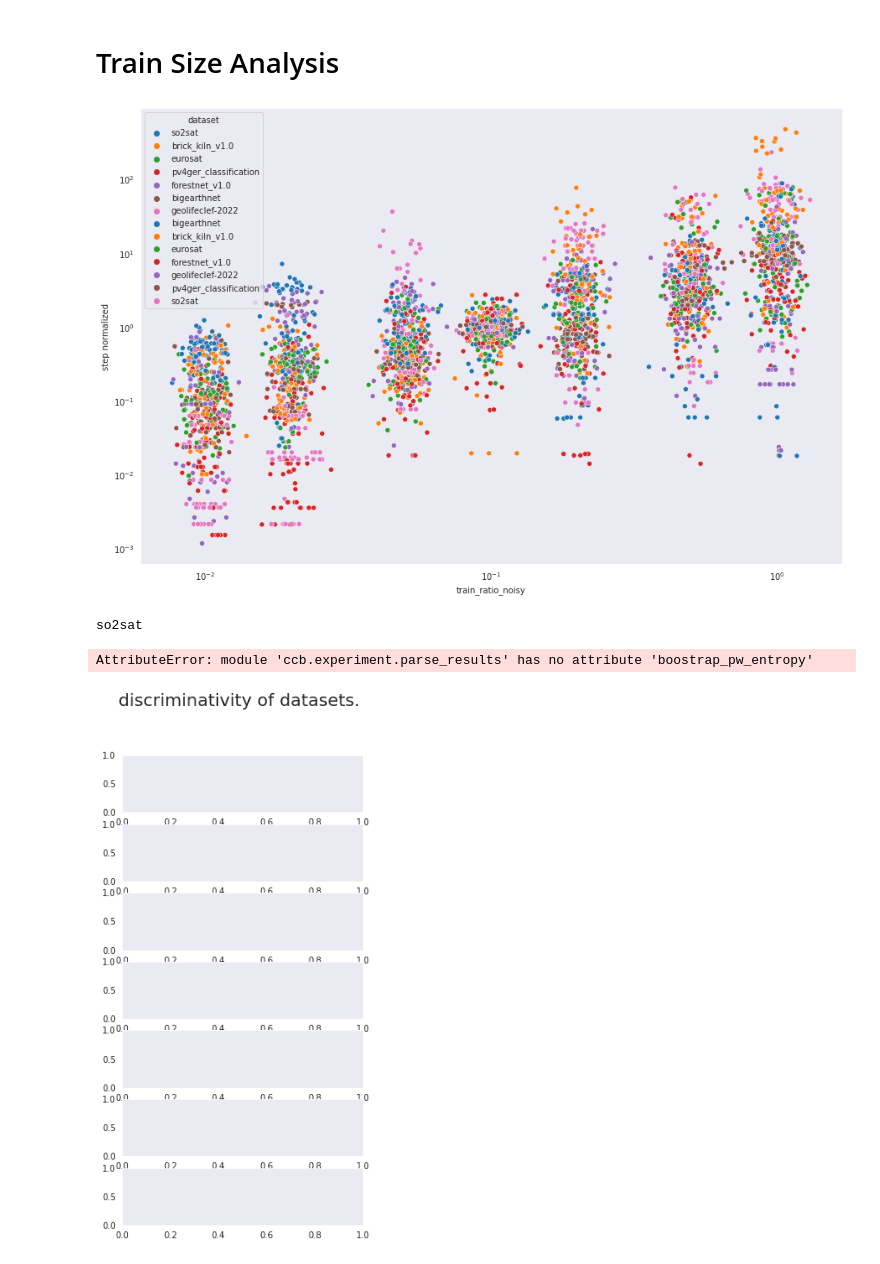
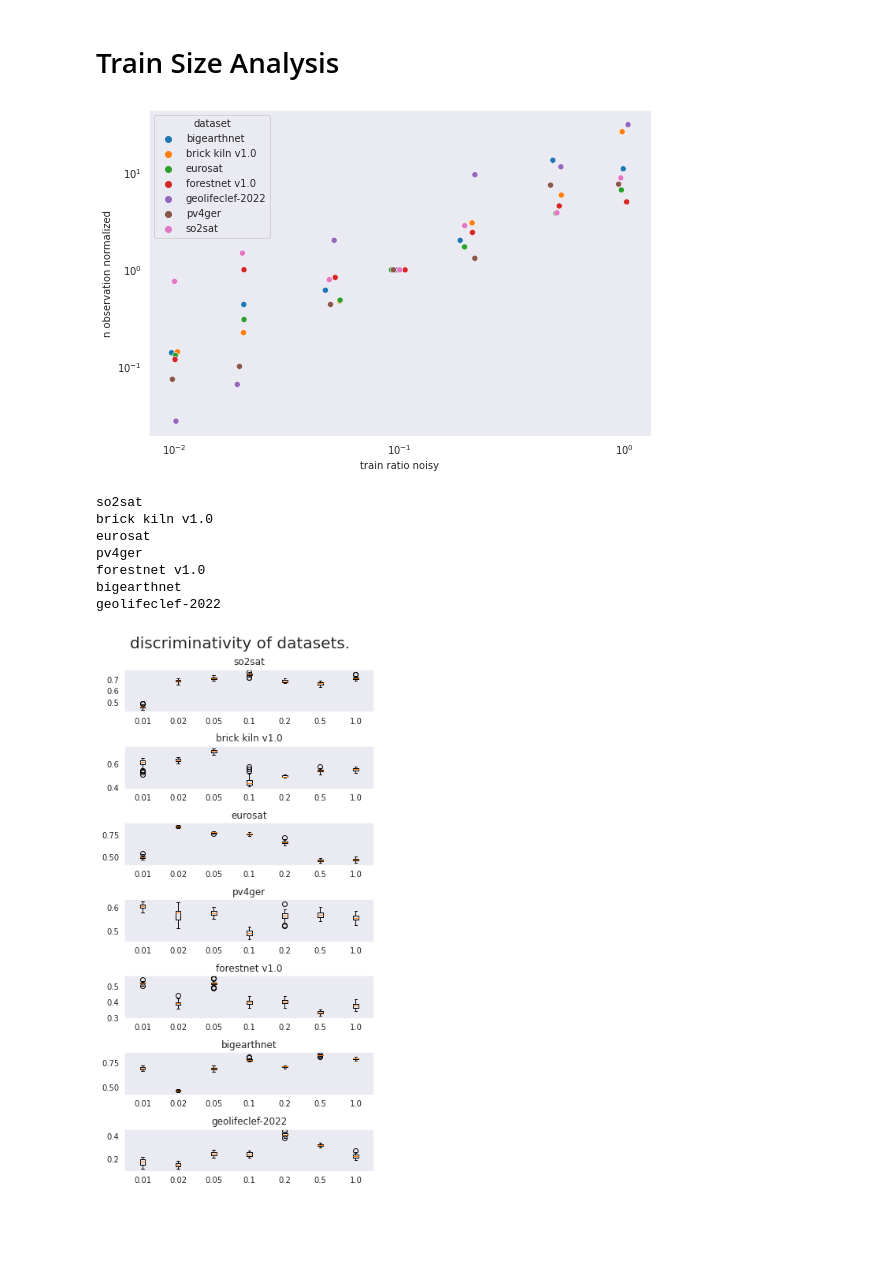
Before and after one commit to ServiceNow/geo-bench, a Jupyter notebook: ccb/experiment/parse_results.ipynb, the cells around one changed output. Saved outputs shown, nothing was run; the diff lists cells and outputs as text; code cells hidden in the pictures; blank space fills up the shorter version.

```diff
--- a/ccb/experiment/parse_results.ipynb
+++ b/ccb/experiment/parse_results.ipynb
@@ -22,17 +22,17 @@ df = pd.read_csv(seeded_results_path)
 
 # df['train_ratio'] = [get_train_ratio(part_name) for part_name in df['partition_name']]
 df = df.applymap(parse_results.clean_names)
-model_order = "conv4 resnet18 resnet50 convnext_base vit_tiny vit_small swinv2".split()
-ds_1x = df[df['partition_name'] == '1.00x_train'].copy()
+df = df.rename(columns=parse_results.clean_names)
+
+model_order = "conv4,resnet18,resnet50,convnext base,vit tiny,vit small,swinv2".split(",")
+ds_1x = df[df['partition name'] == '1.00x train'].copy()
 normalizer = parse_results.make_normalizer(ds_1x)
-normalizer.normalize_data_frame(ds_1x, ["test_metric", "val_metric"])
-
-plt.rcParams['figure.figsize'] = [20, 5]
+normalizer.normalize_data_frame(ds_1x, ["test metric", "val metric"])
 
 
-parse_results.plot_per_dataset_3(ds_1x, model_order, metric="test_metric", sharey=False, inner="points")
-plt.tight_layout(h_pad=0.5)
-parse_results.plot_per_dataset_3(ds_1x, model_order, metric="val_metric", sharey=False, inner="points")
-parse_results.plot_per_dataset_3(ds_1x, model_order, metric="test_loss", sharey=False, inner="points")
-parse_results.plot_per_dataset_3(ds_1x, model_order, metric="val_loss", sharey=False, inner="points")
+parse_results.plot_per_dataset_3(ds_1x, model_order, metric="test metric", sharey=False, inner="points")
+plt.savefig(Path.home() / "figures" / "test metric.pdf", bbox_inches="tight")
+parse_results.plot_per_dataset_3(ds_1x, model_order, metric="val metric", sharey=False, inner="points")
+parse_results.plot_per_dataset_3(ds_1x, model_order, metric="test loss", sharey=False, inner="points")
+parse_results.plot_per_dataset_3(ds_1x, model_order, metric="val loss", sharey=False, inner="points")
 # %% [output]
@@ -51,24 +51,27 @@ parse_results.plot_bootstrap_aggregate(ds_1x, metric="normalized val_metric", mo
 # %%
 seeded_results_path = "/mnt/data/experiments/nils/classification_results/seeded_runs_2022-07-25_11-01-58.csv"
 df = pd.read_csv(seeded_results_path)
-plt.rcParams['figure.figsize'] = [15, 10]
+df = df.applymap(parse_results.clean_names)
+df = df.rename(columns=parse_results.clean_names)
+
+plt.rcParams['figure.figsize'] = [9, 6]
 
 # parse_results.plot_normalized_time(df, average_seeds=False)
 parse_results.plot_normalized_time(df, average_seeds=True)
 # %% [output]
-[figure, old version]
+[figure, new version]
 # %%
 # old code, just keep it here for now.
 
 plt.rcParams['figure.figsize'] = [5, 10]
 
 
-def plot_discriminative_metric(df, metric="test_metric", n_largest=3):
+def plot_discriminative_metric(df, metric="test metric", n_largest=3):
     models = df["model"].unique()
     datasets = df['dataset'].unique()
-    train_ratios = np.sort(df['train_ratio'].unique())
+    train_ratios = np.sort(df['train ratio'].unique())
 
-    fig, axes = plt.subplots(len(datasets), 1)
+    fig, axes = plt.subplots( len(datasets), 1)
     fig.suptitle("discriminativity of datasets.", fontsize=20)
 
 
@@ -76,36 +79,41 @@ def plot_discriminative_metric(df, metric="test_metric", n_largest=3):
 
         print(dataset)
         discr_val = []
         for k, train_ratio in enumerate(train_ratios):
 
             # print(f"  train ratio : {train_ratio}")
 
             all_scores = []
             for j, model in enumerate(models):
-                sub_df = df[(df["dataset"] == dataset) & (df['train_ratio'] == train_ratio) & (df['model'] == model)]
-                sub_df = sub_df.nlargest(n_largest, columns="val_metric")
+                sub_df = df[(df["dataset"] == dataset) & (df['train ratio'] == train_ratio) & (df['model'] == model)]
+                sub_df = sub_df.nlargest(n_largest, columns="val metric")
                 scores = sub_df[metric].to_numpy()
                 if len(scores) == 0:
                     print(f"  train ration: {train_ratio}: missing {model}")
                 # print(f"    {j}: {scores}")
                 all_scores.append(scores)
 
             # pw_entr = pairwise_entropy(all_scores)
 
-            pw_entr_list = parse_results.boostrap_pw_entropy(all_scores, repeat=50, std_ratio=0.2, replace=False)
+            pw_entr_list = boostrap_pw_entropy(all_scores, repeat=50, std_ratio=0.2, replace=False)
             # print(f"    pw entr: {pw_entr}")
             axes[i].boxplot(1 - np.array(pw_entr_list), positions=[k])
 
             # discr_val.append(1 - pw_entr)
 
         axes[i].set_title(f"{dataset}")
         # axes[i].set_ylim((0.5,1))
         # axes[i].plot(np.arange(len(discr_val)), discr_val, marker='.')
         axes[i].set_xticklabels([str(trn_ratio) for trn_ratio in train_ratios])
     fig.tight_layout()
 
-plot_discriminative_metric(df, metric="val_metric", n_largest=100)
+plot_discriminative_metric(df, metric="val metric", n_largest=100)
 # %% [output]
 so2sat
+brick kiln v1.0
+eurosat
+pv4ger
+forestnet v1.0
+bigearthnet
+geolifeclef-2022
-AttributeError: module 'ccb.experiment.parse_results' has no attribute 'boostrap_pw_entropy'
-[figure, old version]
+[figure, new version]
```
Also changed, not shown: parts of 6 cells of this notebook, 4 other files.
